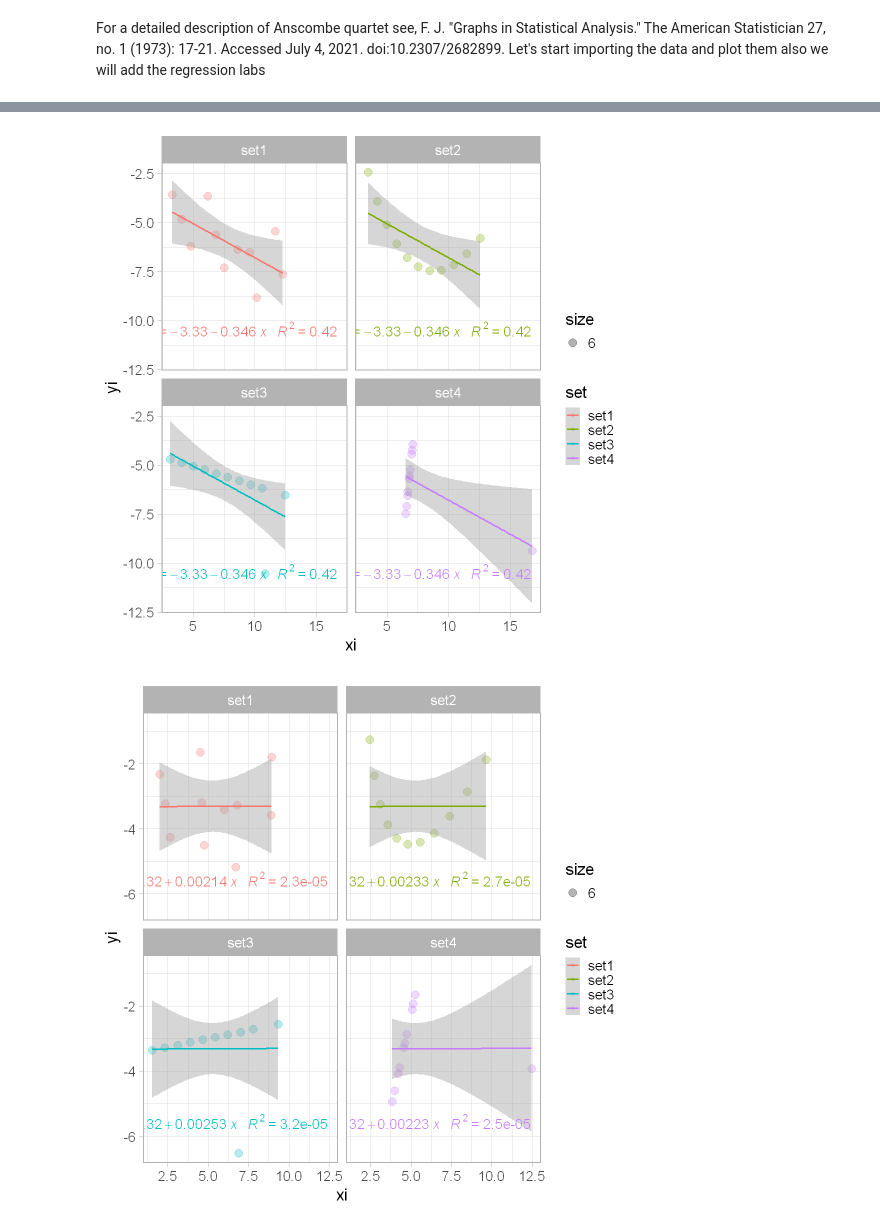
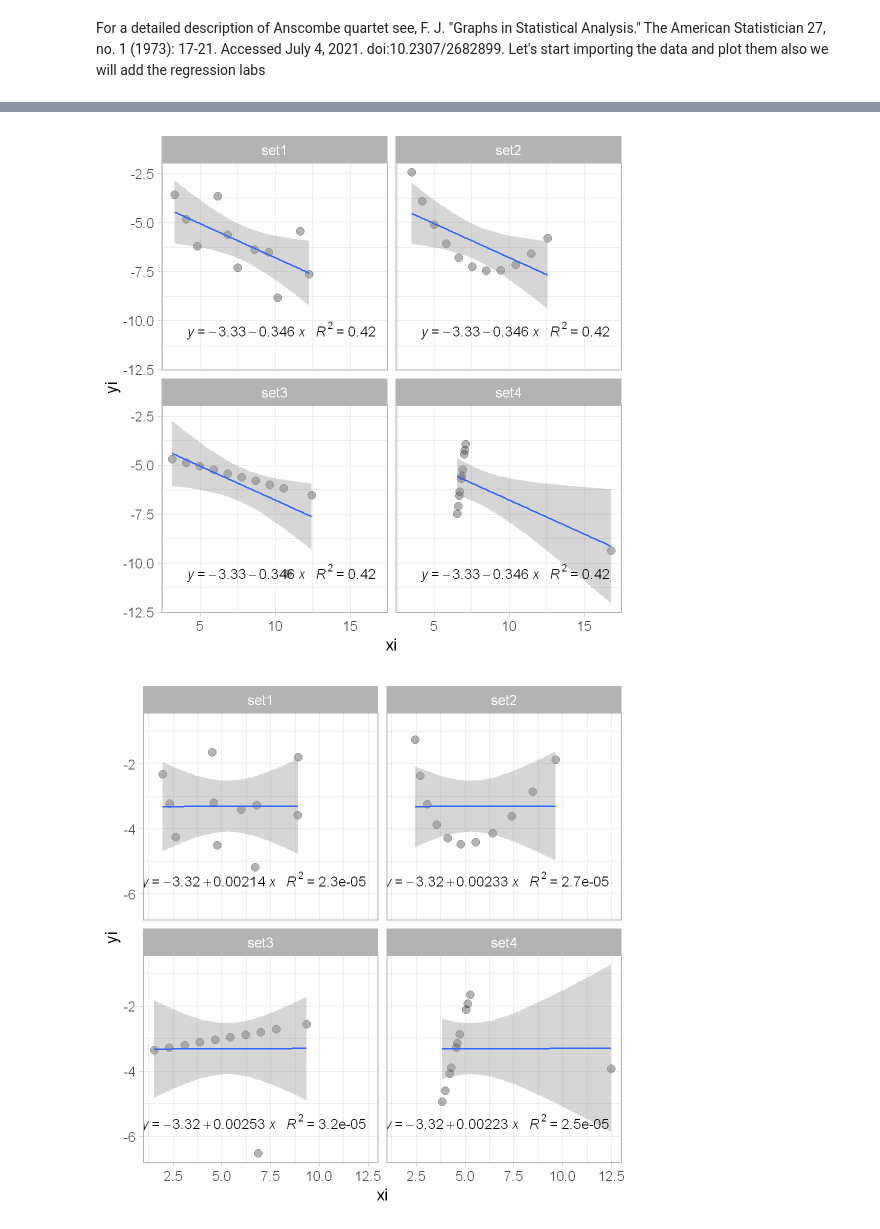
Before and after one commit to jojosgithub/blog, a Jupyter notebook: _notebooks/2021-07-04-anscombe.ipynb, the cells around one changed output, grey strips where cells are left out. Saved outputs shown, nothing was run; the diff lists cells and outputs as text; code cells hidden in the pictures.

```diff
--- a/_notebooks/2021-07-04-anscombe.ipynb
+++ b/_notebooks/2021-07-04-anscombe.ipynb
@@ -81,13 +81,15 @@ a <-  foreach(i=1:length(theta)) %do%  {
 gganscombe$xi <- (x*cos(pi*theta[i])-y*sin(pi*theta[i]))
 gganscombe$yi <- (x*sin(pi*theta[i])-y*cos(pi*theta[i]))
 #(look also at the error ! essentially perfect fit: summary may be unreliable)
-p <- ggplot(gganscombe, aes(x= xi, y= yi, color = set)) +
-  geom_point(aes(size = 6),alpha = 0.3) +
-  facet_wrap(~set, ncol=2)  +
-  geom_smooth(method = "lm", formula = formula, se = T) +
+p <- ggplot(gganscombe, aes(x= xi, y= yi))                                    +
+  geom_point(aes(size = 6),alpha = 0.3)                                       +
+  facet_wrap(~set, ncol=2)                                                    +
+  geom_smooth(method = "lm", formula = formula, se = T)                       +
   stat_poly_eq(aes(label = paste(..eq.label.., ..rr.label.., sep = "~~~")),
                label.x.npc = "right", label.y.npc = 0.15,
-               formula = formula, parse = TRUE, size = 6) + theme_light(base_size=20)
+               formula = formula, parse = TRUE, size = 6)                     +
+  theme_light(base_size=20)                                                   +
+  theme(legend.position = "none")
 
  }
 
@@ -99,2 +101,2 @@ a[[14]]
-[figure, old version]
+[figure, new version]
-[figure, old version]
+[figure, new version]
```
Also changed, not shown: parts of 4 cells of this notebook.
